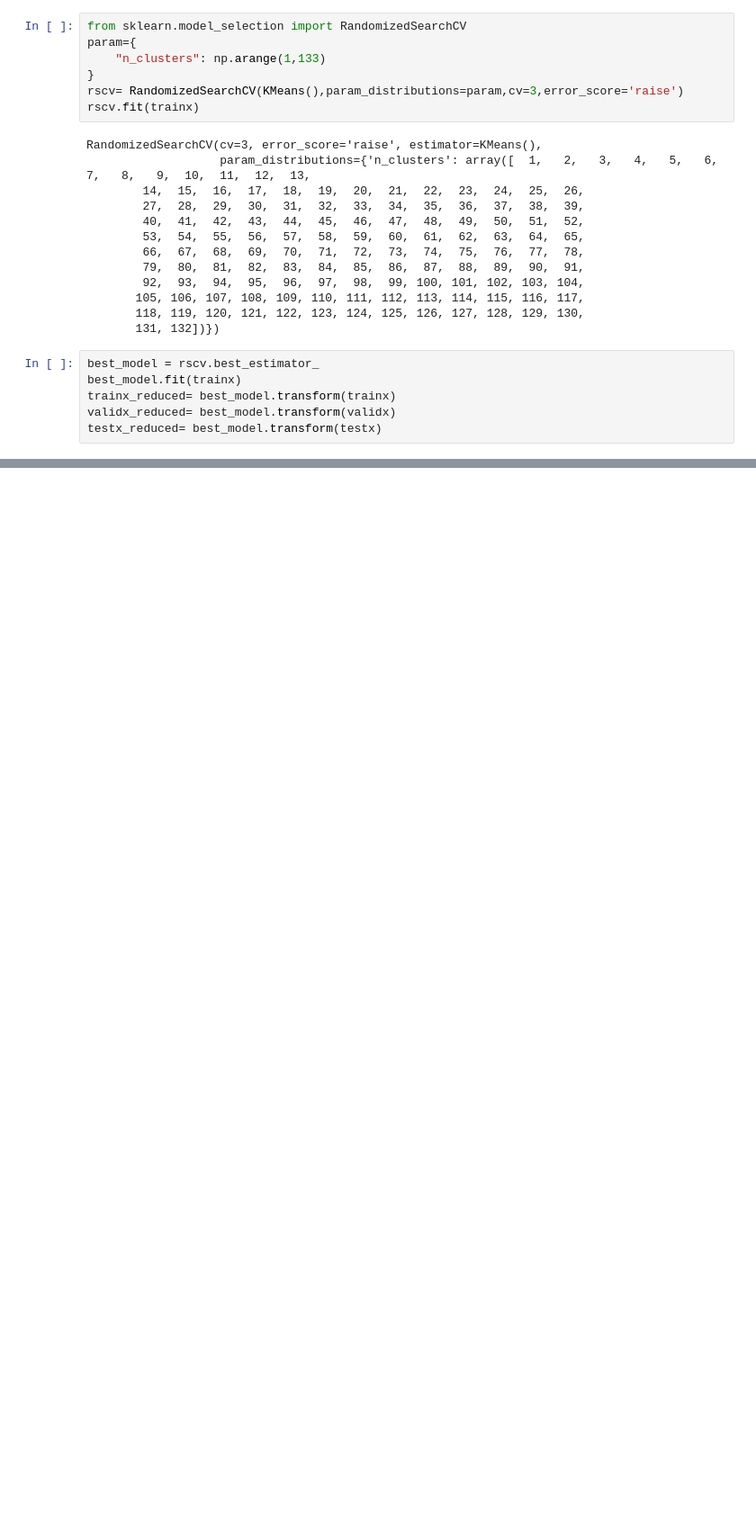
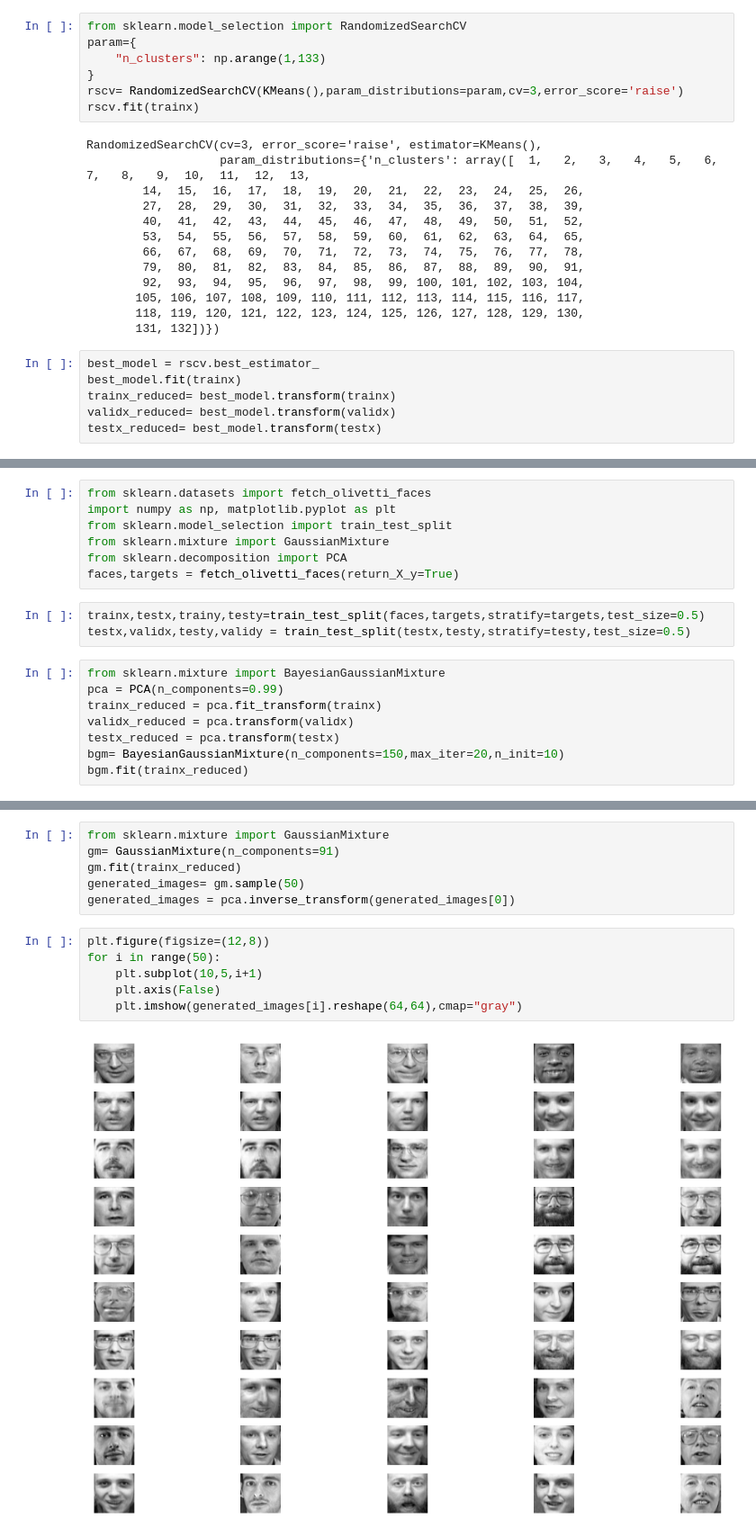
Before and after one commit to Prashant-Bista/Unsupervised-Learning, a Jupyter notebook: Olivetti.ipynb, the cells around one changed output, grey strips where cells are left out. Shown at 90% size. Saved outputs shown, nothing was run; the diff lists cells and outputs as text; blank space fills up the shorter version.

```diff
--- a/Olivetti.ipynb
+++ b/Olivetti.ipynb
@@ -151,0 +164,18 @@ Please also refer to the documentation for alternative solver options:
+# %%
+from sklearn.datasets import fetch_olivetti_faces
+import numpy as np, matplotlib.pyplot as plt
+from sklearn.model_selection import train_test_split
+from sklearn.mixture import GaussianMixture
+from sklearn.decomposition import PCA
+faces,targets = fetch_olivetti_faces(return_X_y=True)
+# %%
+trainx,testx,trainy,testy=train_test_split(faces,targets,stratify=targets,test_size=0.5)
+testx,validx,testy,validy = train_test_split(testx,testy,stratify=testy,test_size=0.5)
+# %%
+from sklearn.mixture import BayesianGaussianMixture
+pca = PCA(n_components=0.99)
+trainx_reduced = pca.fit_transform(trainx)
+validx_reduced = pca.transform(validx)
+testx_reduced = pca.transform(testx)
+bgm= BayesianGaussianMixture(n_components=150,max_iter=20,n_init=10)
+bgm.fit(trainx_reduced)
@@ -151,0 +191,14 @@ Please also refer to the documentation for alternative solver options:
+# %%
+from sklearn.mixture import GaussianMixture
+gm= GaussianMixture(n_components=91)
+gm.fit(trainx_reduced)
+generated_images= gm.sample(50)
+generated_images = pca.inverse_transform(generated_images[0])
+# %%
+plt.figure(figsize=(12,8))
+for i in range(50):
+    plt.subplot(10,5,i+1)
+    plt.axis(False)
+    plt.imshow(generated_images[i].reshape(64,64),cmap="gray")
+# %% [output]
+[figure, added]
```
Also changed, not shown: parts of 15 cells of this notebook.
